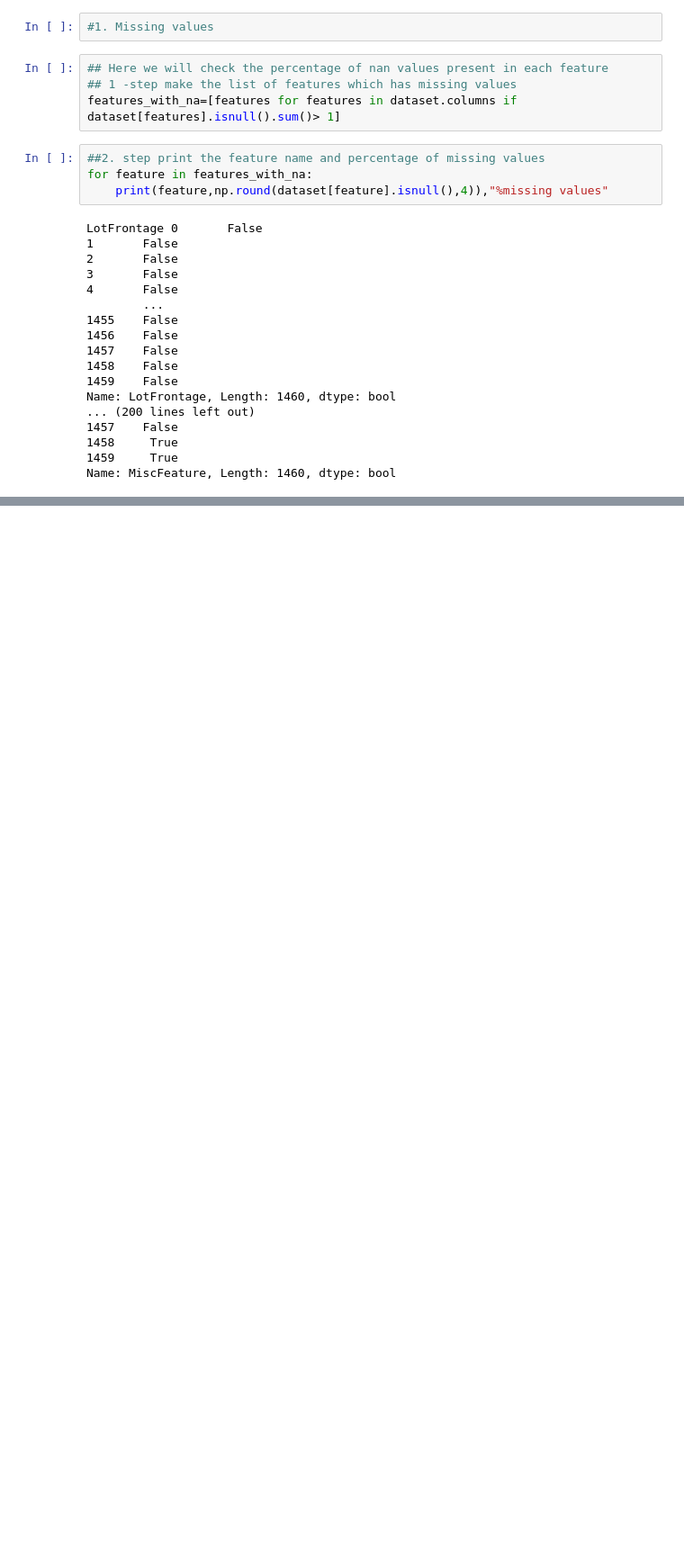
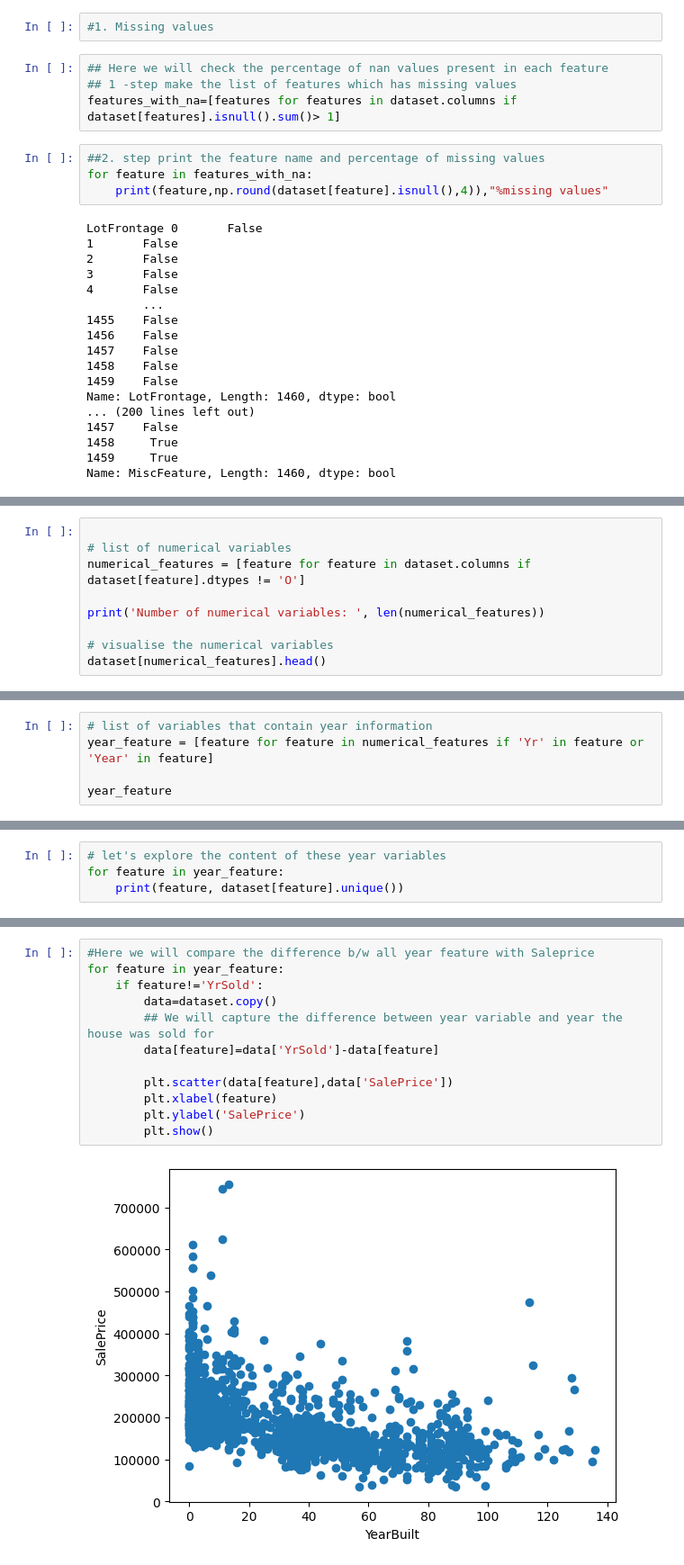
Before and after one commit to BuragayalaPraneetha/Advance-House-Price-Prediction--Exploratory-Data-Analysis_, a Jupyter notebook: Advance_House_Price_Prediction.ipynb, the cells around one changed output, grey strips where cells are left out. Shown at 90% size. Drawn from its saved outputs; the diff is of its cells as text; blank space fills up the shorter version.

```diff
--- a/Advance_House_Price_Prediction.ipynb
+++ b/Advance_House_Price_Prediction.ipynb
@@ -78,0 +118,9 @@ Name: MiscFeature, Length: 1460, dtype: bool
+# %%
+
+# list of numerical variables
+numerical_features = [feature for feature in dataset.columns if dataset[feature].dtypes != 'O']
+
+print('Number of numerical variables: ', len(numerical_features))
+
+# visualise the numerical variables
+dataset[numerical_features].head()
@@ -78,0 +140,5 @@ Name: MiscFeature, Length: 1460, dtype: bool
+# %%
+# list of variables that contain year information
+year_feature = [feature for feature in numerical_features if 'Yr' in feature or 'Year' in feature]
+
+year_feature
@@ -78,0 +147,4 @@ Name: MiscFeature, Length: 1460, dtype: bool
+# %%
+# let's explore the content of these year variables
+for feature in year_feature:
+    print(feature, dataset[feature].unique())
@@ -78,0 +184,14 @@ Name: MiscFeature, Length: 1460, dtype: bool
+# %%
+#Here we will compare the difference b/w all year feature with Saleprice
+for feature in year_feature:
+    if feature!='YrSold':
+        data=dataset.copy()
+        ## We will capture the difference between year variable and year the house was sold for
+        data[feature]=data['YrSold']-data[feature]
+
+        plt.scatter(data[feature],data['SalePrice'])
+        plt.xlabel(feature)
+        plt.ylabel('SalePrice')
+        plt.show()
+# %% [output]
+[figure, added]
```
Also changed, not shown: parts of 23 cells of this notebook.
